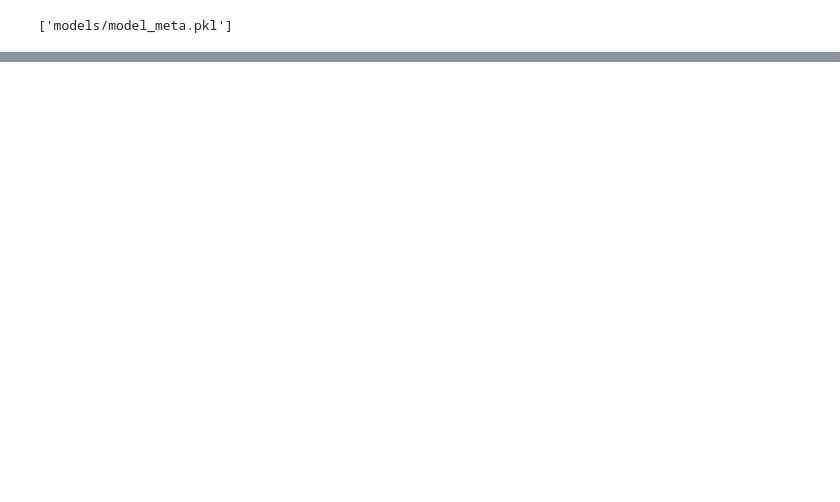
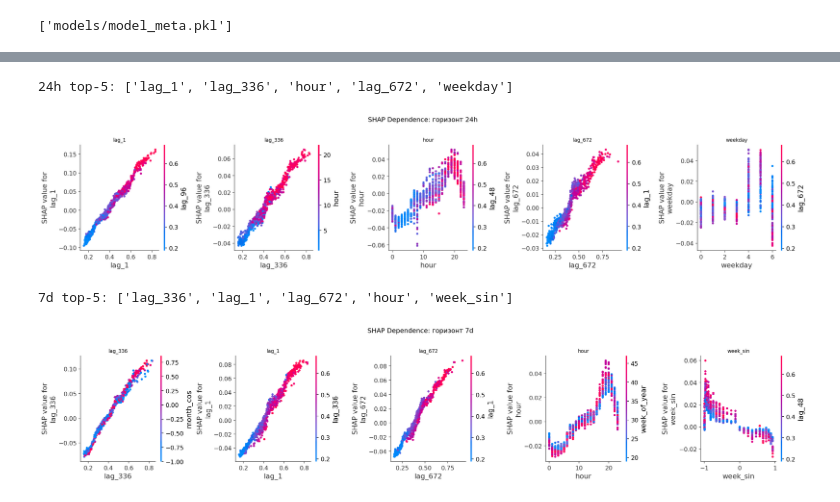
Before and after one commit to IvanMorsin/Forecasting-electrical-power-in-multi-storey-residential-buildings, a Jupyter notebook: notebook_9_XGBoost_LightGBM_CatBoost_RF.ipynb, the cells around one changed output, grey strips where cells are left out. Drawn from its saved outputs; the diff is of its cells as text; code cells hidden in the pictures; blank space fills up the shorter version.

```diff
--- a/notebook_9_XGBoost_LightGBM_CatBoost_RF.ipynb
+++ b/notebook_9_XGBoost_LightGBM_CatBoost_RF.ipynb
@@ -1004,0 +1089,25 @@ joblib.dump(meta, "models/model_meta.pkl")
+# %%
+# 3. Dependence plots: top-5
+TOP_N = 5
+
+for hz in SHAP_HORIZONS:
+    sv = shap_vals[hz]
+    top_idx   = np.argsort(np.abs(sv).mean(axis=0))[::-1][:TOP_N]
+    top_feats = [feature_cols[i] for i in top_idx]
+    print(f'{hz} top-{TOP_N}: {top_feats}')
+
+    fig, axes = plt.subplots(1, TOP_N, figsize=(4 * TOP_N, 4))
+    for ax, feat in zip(axes, top_feats):
+        shap.dependence_plot(feat, sv, X_sample, ax=ax, show=False)
+        ax.set_title(feat, fontsize=9)
+
+    plt.suptitle(f'SHAP Dependence: горизонт {hz}', fontsize=12, y=1.02)
+    plt.tight_layout()
+    fname = f'37_shap_dependence_{hz}.png'
+    plt.savefig(fname, dpi=150, bbox_inches='tight')
+    plt.show()
+# %% [output]
+24h top-5: ['lag_1', 'lag_336', 'hour', 'lag_672', 'weekday']
+[figure, added]
+7d top-5: ['lag_336', 'lag_1', 'lag_672', 'hour', 'week_sin']
+[figure, added]
```
Also changed, not shown: parts of 6 cells of this notebook.
